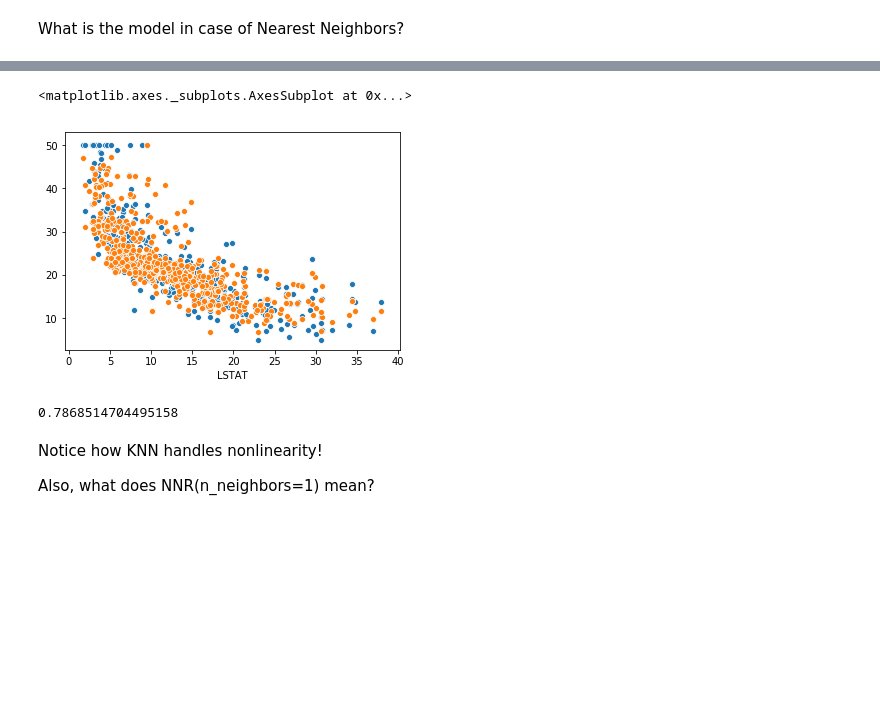
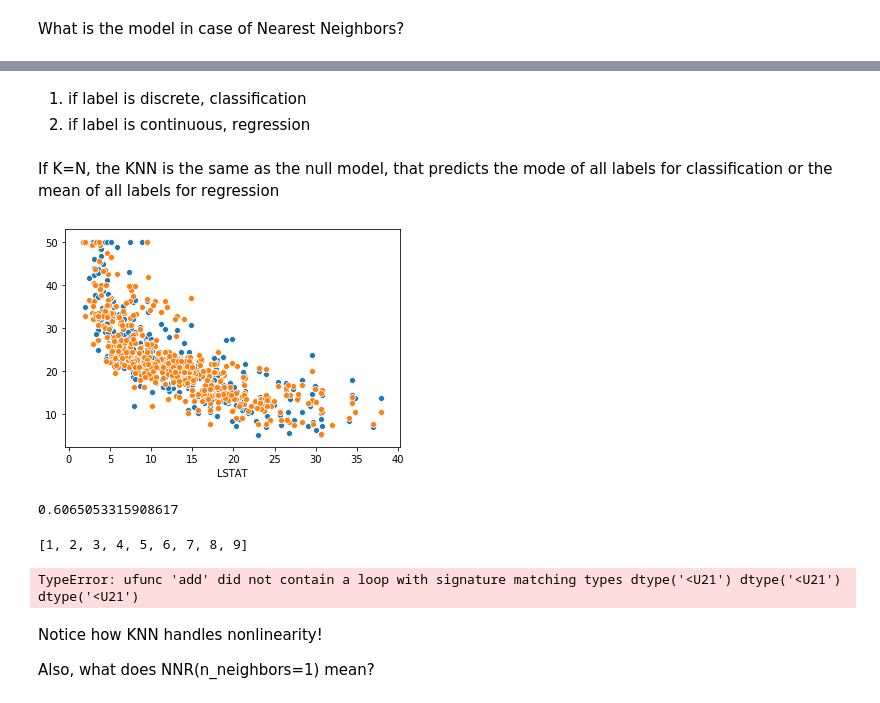
Before and after one commit to alechay/spring2020, a Jupyter notebook: 04/Week4.ipynb, the cells around one changed output, grey strips where cells are left out. Saved outputs shown, nothing was run; the diff lists cells and outputs as text; code cells hidden in the pictures; blank space fills up the shorter version.

```diff
--- a/04/Week4.ipynb
+++ b/04/Week4.ipynb
@@ -520,3 +520,5 @@ KNeighborsRegressor(algorithm='auto', leaf_size=30, metric='minkowski',
                     weights='uniform')
 # %% [markdown]
 What is the model in case of Nearest Neighbors?
+# %%
+y_pred = nnr.fit(X, y).predict(X)
@@ -522,0 +527,8 @@ What is the model in case of Nearest Neighbors?
+# %%
+X_train, X_test, y_train, y_test = train_test_split(
+    X,
+    y,
+    test_size=0.33,
+    random_state=42
+)
+X_train[:3]
@@ -522,0 +545,20 @@ What is the model in case of Nearest Neighbors?
+# %%
+scores = []
+for k in range(1, 50):
+    # get predictions
+    nnr = KNeighborsRegressor(n_neighbors=k)
+    # instantiating knn model with k set to k
+    #using the fit knn model to predict from the test set
+    y_pred = nnr.fit(X_train, y_train).predict(X_test)
+    # use the predictions to assess the model performance
+    scores.append(mean_squared_error(y_test, y_pred))
+# %%
+tts_scores = []
+for k in range(1, 50):
+    # get predictions
+    nnr = KNeighborsRegressor(n_neighbors=k)
+    # instantiating knn model with k set to k
+    #using the fit knn model to predict from the test set
+    y_pred = nnr.fit(X_train, y_train).predict(X_test)
+    # use the predictions to assess the model performance
+    tts_scores.append(mean_squared_error(y_test, y_pred))
@@ -523,17 +596,32 @@ What is the model in case of Nearest Neighbors?
+# %% [markdown]
+1. if label is discrete, classification
+2. if label is continuous, regression
+# %% [markdown]
+If K=N, the KNN is the same as the null model, that predicts the mode of all labels for classification or the mean of all labels for regression
 # %%
 y_pred_nn = nnr.predict(X)
 # %%
 varname = d.columns[12]
 # %%
-sb.scatterplot(d[varname], y)
-sb.scatterplot(d[varname], y_pred_nn)
+sns.scatterplot(d[varname], y)
+sns.scatterplot(d[varname], y_pred_nn);
 # %% [output]
-<matplotlib.axes._subplots.AxesSubplot at 0x...>
-[figure, old version]
+[figure, new version]
 # %%
 nnr.score(X, y)
 # %% [output]
-0.7868514704495158
+0.6065053315908617
+# %%
+list(np.arange(1,10))
+# %% [output]
+[1, 2, 3, 4, 5, 6, 7, 8, 9]
+# %%
+import numpy as np
+for x in list(np.arange(1,10)):
+    nnr = KNeighborsRegressor(n_neighbors=x)
+    print(nnr.score(X,y))
+# %% [output]
+TypeError: ufunc 'add' did not contain a loop with signature matching types dtype('<U21') dtype('<U21') dtype('<U21')
 # %% [markdown]
 Notice how KNN handles nonlinearity!
 
```
Also changed, not shown: parts of 13 cells of this notebook.
